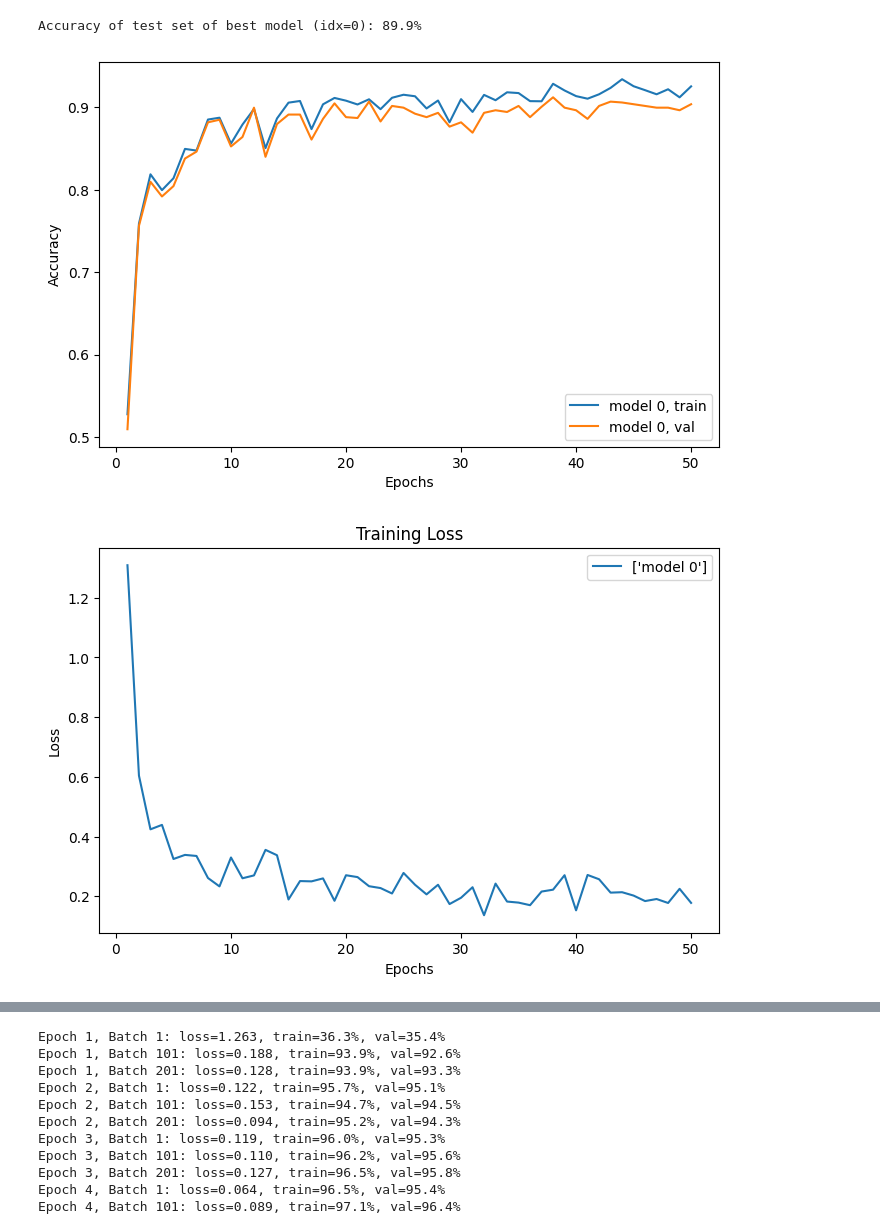
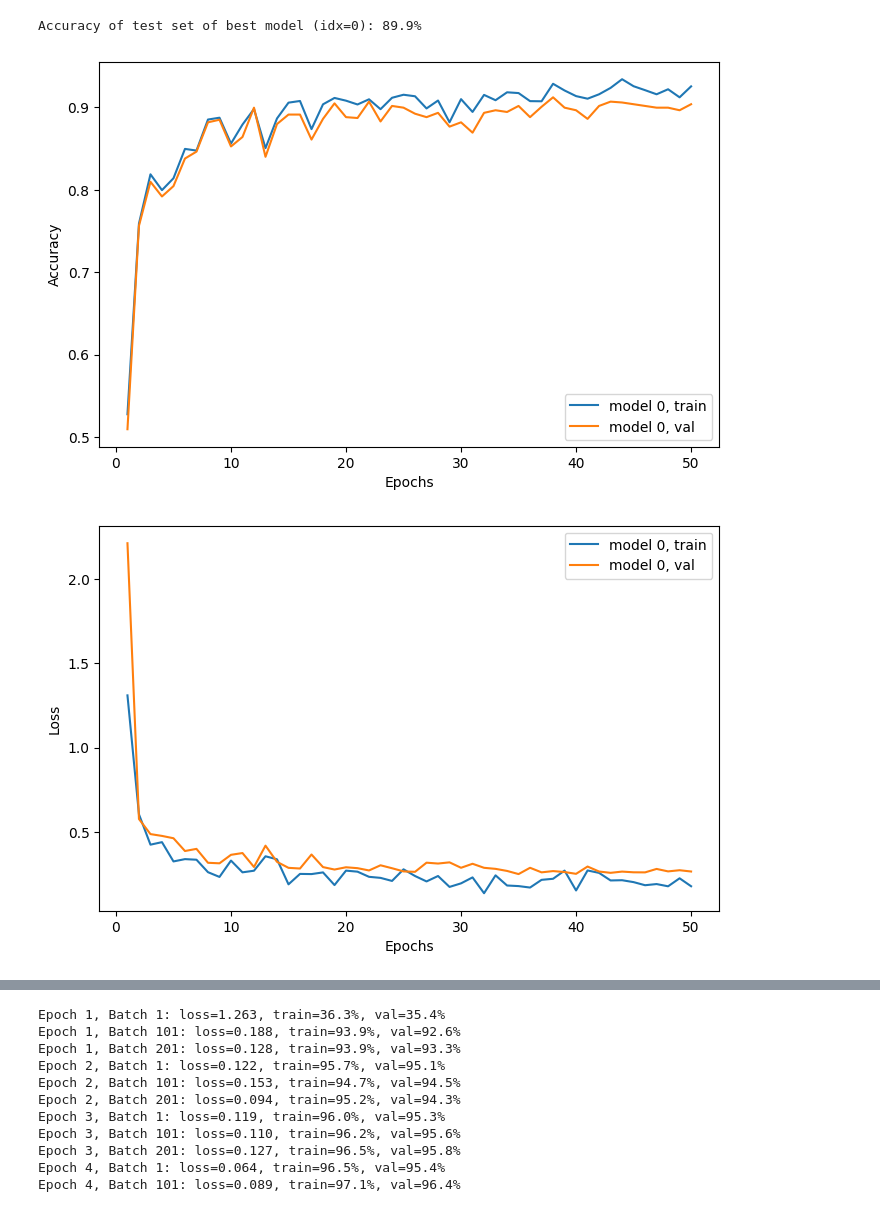
Before and after one commit to GuiMacielPereira/sensor_ML, a Jupyter notebook: data_processing/serious_pytorch.sync.ipynb, the cells around one changed output, grey strips where cells are left out. Saved outputs shown, nothing was run; the diff lists cells and outputs as text; code cells hidden in the pictures.

Commit message:
Added the loss of validation set durin training and a function to plot the average of the input channels for each user.

```diff
--- a/data_processing/serious_pytorch.sync.ipynb
+++ b/data_processing/serious_pytorch.sync.ipynb
@@ -122,12 +124,11 @@ Epoch 50, Batch 1: loss=0.178, train=92.5%, val=90.4%
 Training Complete!
 # %%
-S.plotAcc()
-S.plotLosses()
+S.plot_train()
 S.bestModelAcc()
 # %% [output]
 Accuracy of test set of best model (idx=0): 89.9%
 [figure]
-[figure, old version]
+[figure, new version]
 # %%
 D = SensorSignals("./second_collection_triggs_rels_32.npz")
 D.split_data()
```
Also changed, not shown: parts of 7 cells of this notebook, 3 other files.
